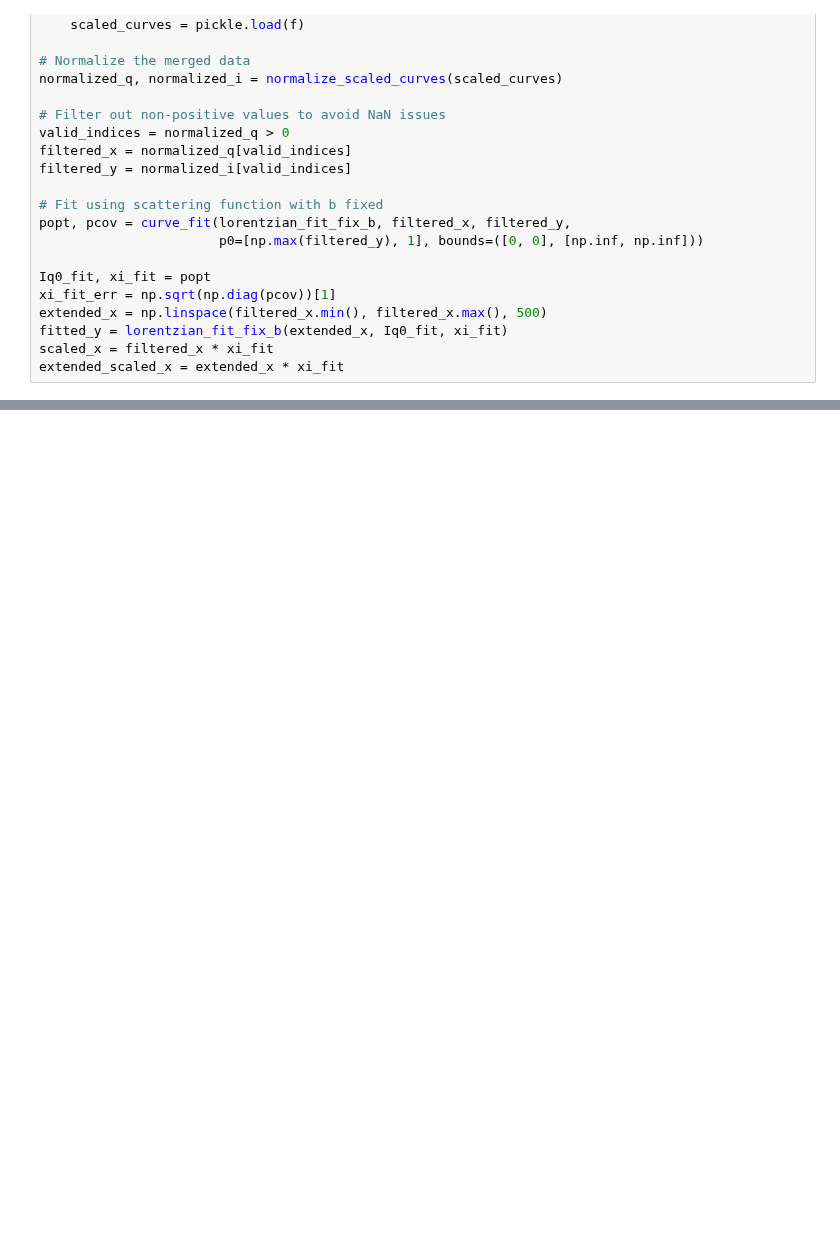
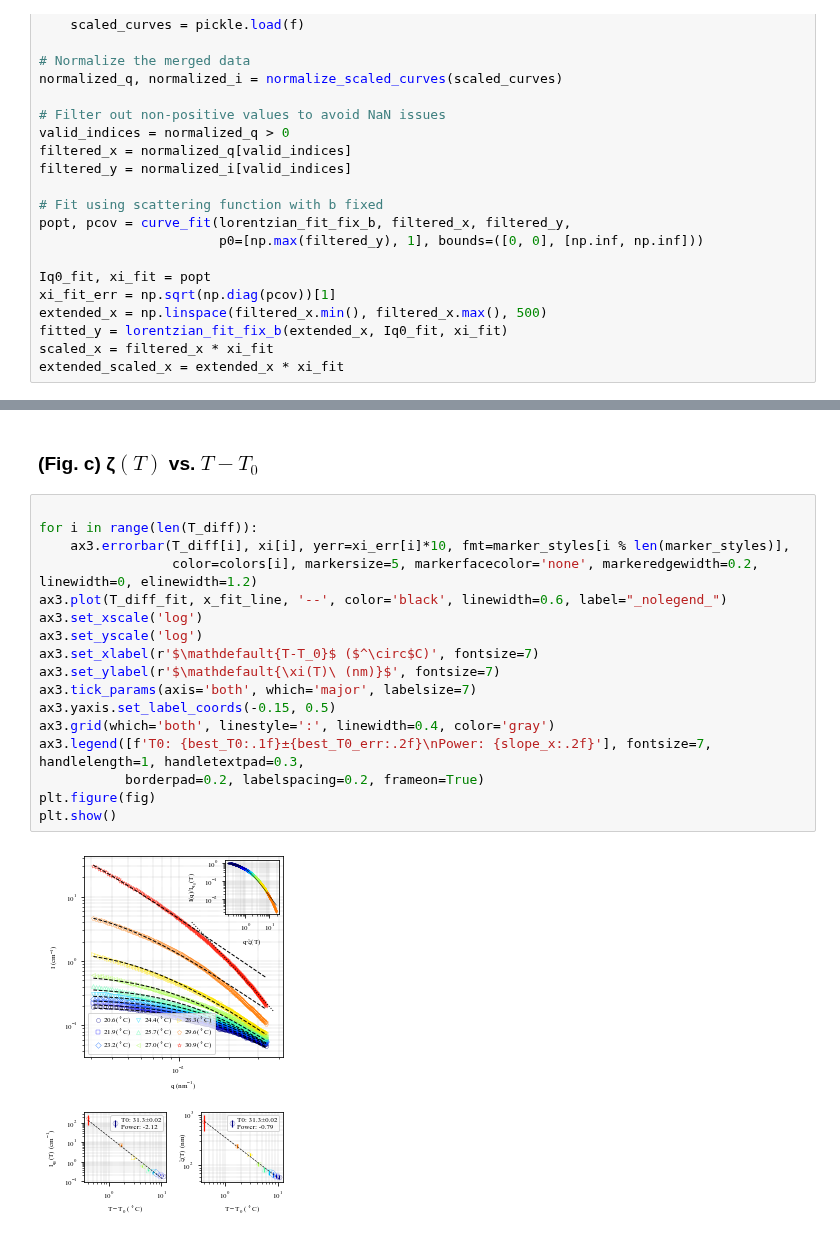
Before and after one commit to AZjk/llps-saxpcs, a Jupyter notebook: H06/H06_FigA_Only.ipynb, the cells around one changed output, grey strips where cells are left out. Cells and saved outputs as stored; diff of their text form; blank space fills up the shorter version.

```diff
--- a/H06/H06_FigA_Only.ipynb
+++ b/H06/H06_FigA_Only.ipynb
@@ -165,0 +226,21 @@ plt.show()
+# %% [markdown]
+### (Fig. c) ζ$(T)$ vs. $T-T_0$
+# %%
+
+for i in range(len(T_diff)):
+    ax3.errorbar(T_diff[i], xi[i], yerr=xi_err[i]*10, fmt=marker_styles[i % len(marker_styles)],
+                 color=colors[i], markersize=5, markerfacecolor='none', markeredgewidth=0.2, linewidth=0, elinewidth=1.2)
+ax3.plot(T_diff_fit, x_fit_line, '--', color='black', linewidth=0.6, label="_nolegend_")
+ax3.set_xscale('log')
+ax3.set_yscale('log')
+ax3.set_xlabel(r'$\mathdefault{T-T_0}$ ($^\circ$C)', fontsize=7)
+ax3.set_ylabel(r'$\mathdefault{\xi(T)\ (nm)}$', fontsize=7)
+ax3.tick_params(axis='both', which='major', labelsize=7)
+ax3.yaxis.set_label_coords(-0.15, 0.5)
+ax3.grid(which='both', linestyle=':', linewidth=0.4, color='gray')
+ax3.legend([f'T0: {best_T0:.1f}±{best_T0_err:.2f}\nPower: {slope_x:.2f}'], fontsize=7,  handlelength=1, handletextpad=0.3,
+           borderpad=0.2, labelspacing=0.2, frameon=True)
+plt.figure(fig)
+plt.show()
+# %% [output]
+[figure, added]
```
Also changed, not shown: parts of 15 cells of this notebook.
